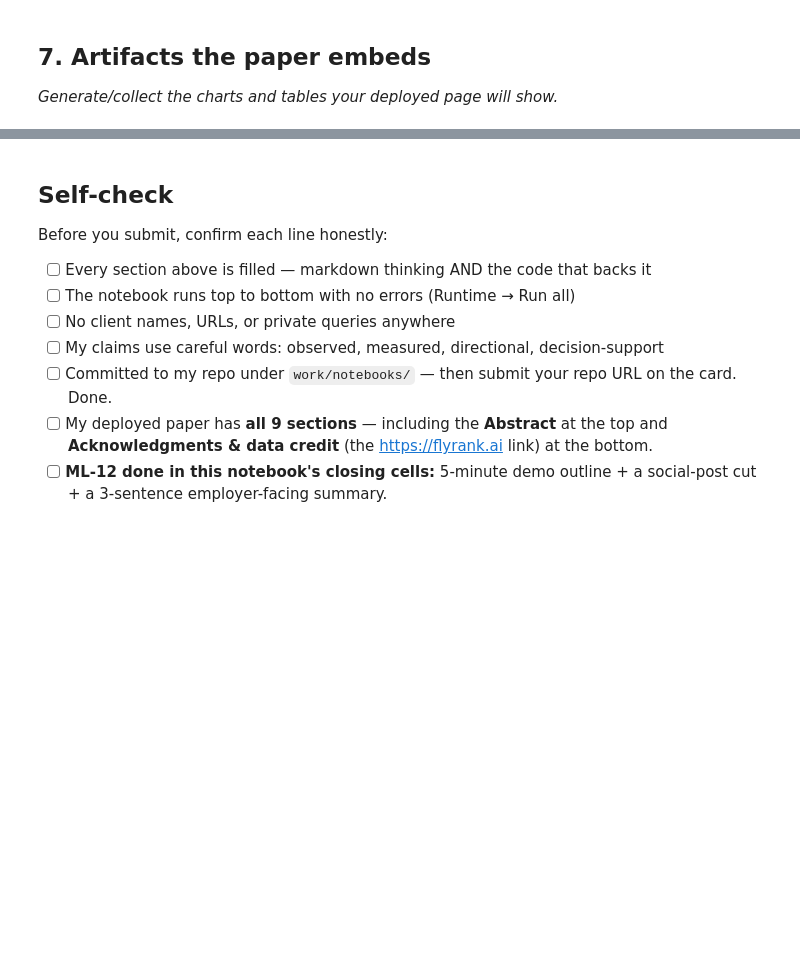
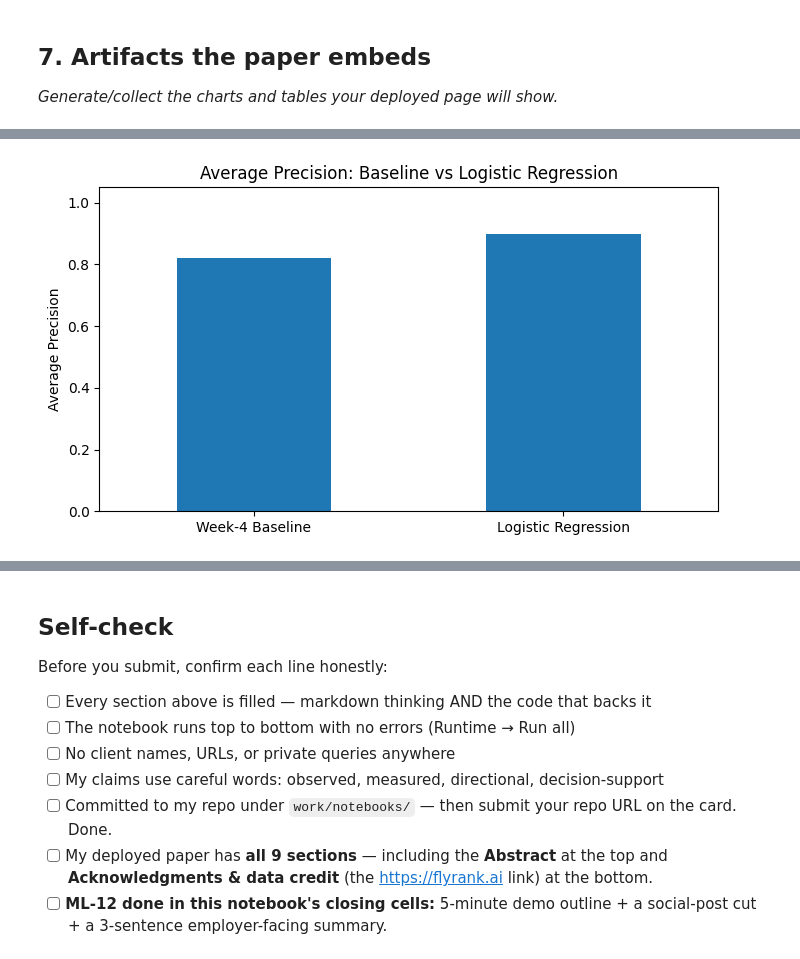
Before and after one commit to afreensumai64/ML-Internship, a Jupyter notebook: work/notebooks/capstone.ipynb, the cells around one changed output, grey strips where cells are left out. Drawn from its saved outputs; the diff is of its cells as text; code cells hidden in the pictures; blank space fills up the shorter version.

```diff
--- a/work/notebooks/capstone.ipynb
+++ b/work/notebooks/capstone.ipynb
@@ -36,0 +625,29 @@ This skeleton is yours to fill. Work the sections **in order** — each one has
+# %%
+# Average Precision comparison chart
+
+import os
+import matplotlib.pyplot as plt
+
+os.makedirs("work/outputs", exist_ok=True)
+
+plot_df = comparison.set_index("Method")["Average Precision"]
+
+ax = plot_df.plot(kind="bar", figsize=(7, 4))
+
+ax.set_title("Average Precision: Baseline vs Logistic Regression")
+ax.set_ylabel("Average Precision")
+ax.set_xlabel("")
+ax.set_ylim(0, 1.05)
+
+plt.xticks(rotation=0)
+plt.tight_layout()
+
+plt.savefig(
+    "work/outputs/capstone_average_precision.png",
+    dpi=200,
+    bbox_inches="tight"
+)
+
+plt.show()
+# %% [output]
+[figure, added]
```
Also changed, not shown: parts of 16 cells of this notebook.
